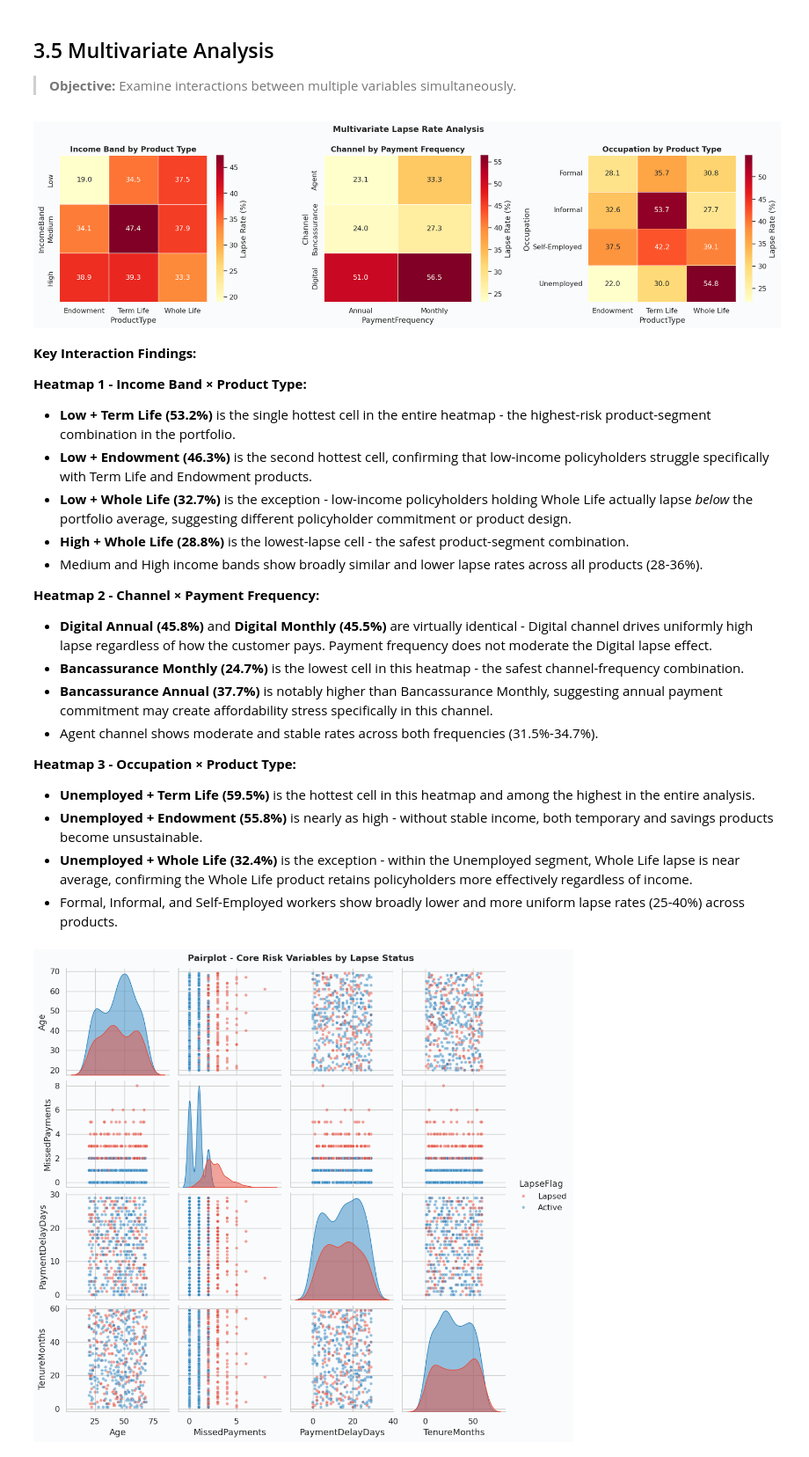
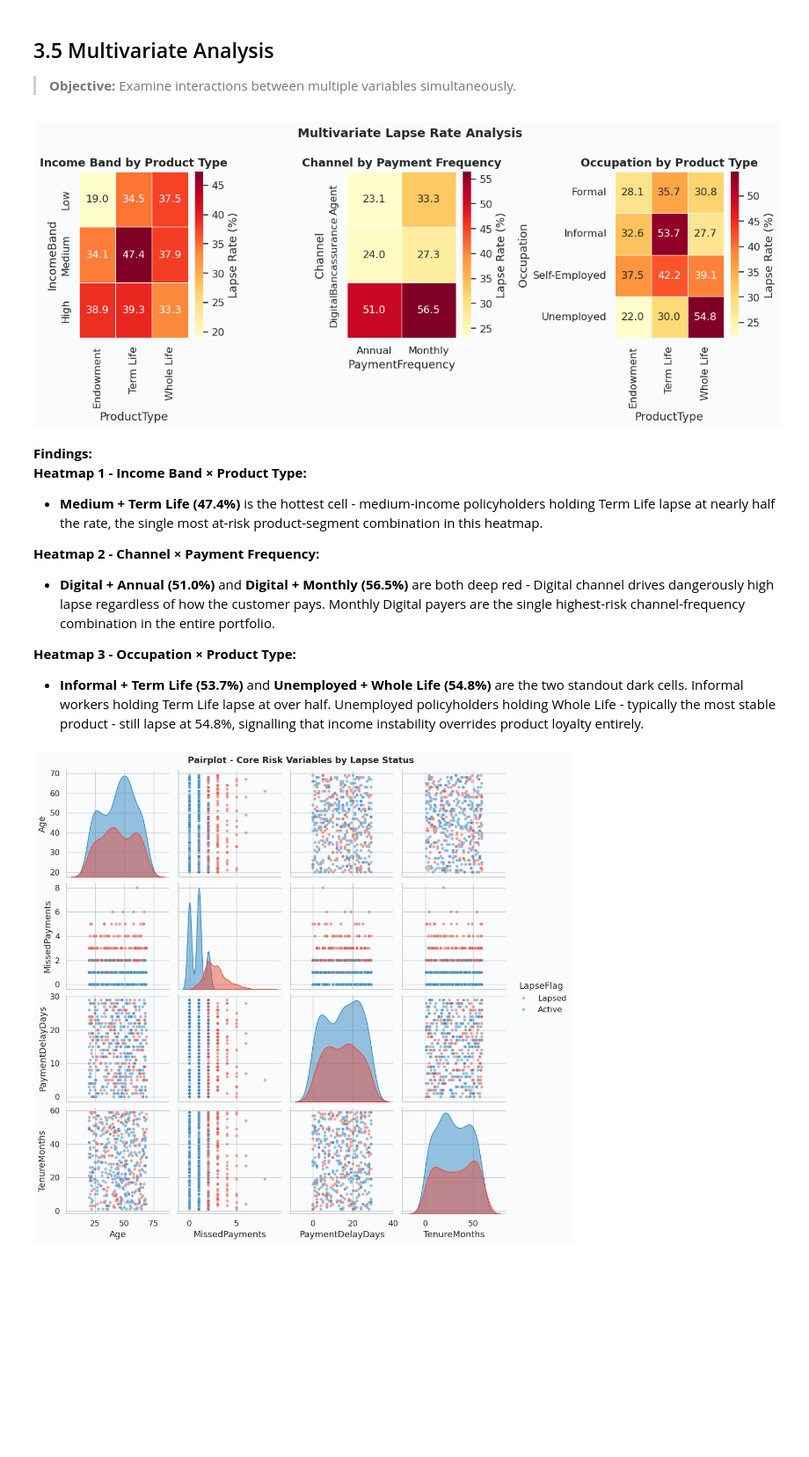
Before and after one commit to r0sh1ddy/Insurance-Risk-Analysis, a Jupyter notebook: Insurance_Risk_Analysis.ipynb, the cells around one changed output. Shown at 88% size. Cells and saved outputs as stored; diff of their text form; code cells hidden in the pictures; blank space fills up the shorter version.

```diff
--- a/Insurance_Risk_Analysis.ipynb
+++ b/Insurance_Risk_Analysis.ipynb
@@ -387,54 +394,43 @@ plt.show()
 > **Objective:** Examine interactions between multiple variables simultaneously.
 # %%
 # Lapse rate by IncomeBand by ProductType
-fig, axes = plt.subplots(1, 3, figsize=(18, 5))
+fig, axes = plt.subplots(1, 3, figsize=(12, 5))
 fig.suptitle('Multivariate Lapse Rate Analysis', fontsize=14, fontweight='bold')
 
 # Heatmap 1: Income by Product
 pivot1 = df.pivot_table('LapseFlag', 'IncomeBand', 'ProductType', aggfunc='mean') * 100
 pivot1 = pivot1.reindex(['Low','Medium','High'])
 sns.heatmap(pivot1, annot=True, fmt='.1f', cmap='YlOrRd', ax=axes[0],
             linewidths=0.6, cbar_kws={'label': 'Lapse Rate (%)'}, annot_kws={'size': 12})
 axes[0].set_title('Income Band by Product Type', fontweight='bold')
 
 # Heatmap 2: Channel × PaymentFrequency
 pivot2 = df.pivot_table('LapseFlag', 'Channel', 'PaymentFrequency', aggfunc='mean') * 100
 sns.heatmap(pivot2, annot=True, fmt='.1f', cmap='YlOrRd', ax=axes[1],
             linewidths=0.6, cbar_kws={'label': 'Lapse Rate (%)'}, annot_kws={'size': 12})
 axes[1].set_title('Channel by Payment Frequency', fontweight='bold')
 
 # Heatmap 3: Occupation × ProductType
 pivot3 = df.pivot_table('LapseFlag', 'Occupation', 'ProductType', aggfunc='mean') * 100
 sns.heatmap(pivot3, annot=True, fmt='.1f', cmap='YlOrRd', ax=axes[2],
             linewidths=0.6, cbar_kws={'label': 'Lapse Rate (%)'}, annot_kws={'size': 12})
 axes[2].set_title('Occupation by Product Type', fontweight='bold')
 
 plt.tight_layout()
 plt.savefig('multivariate_heatmaps.png', dpi=150, bbox_inches='tight')
 plt.show()
 # %% [output]
-[figure, old version]
+[figure, new version]
 # %% [markdown]
-**Key Interaction Findings:**
-
+**Findings:**
 **Heatmap 1 - Income Band × Product Type:**
-- **Low + Term Life (53.2%)** is the single hottest cell in the entire heatmap - the highest-risk product-segment combination in the portfolio.
-- **Low + Endowment (46.3%)** is the second hottest cell, confirming that low-income policyholders struggle specifically with Term Life and Endowment products.
-- **Low + Whole Life (32.7%)** is the exception - low-income policyholders holding Whole Life actually lapse *below* the portfolio average, suggesting different policyholder commitment or product design.
-- **High + Whole Life (28.8%)** is the lowest-lapse cell - the safest product-segment combination.
-- Medium and High income bands show broadly similar and lower lapse rates across all products (28-36%).
+- **Medium + Term Life (47.4%)** is the hottest cell - medium-income policyholders holding Term Life lapse at nearly half the rate, the single most at-risk product-segment combination in this heatmap.
 
 **Heatmap 2 - Channel × Payment Frequency:**
-- **Digital Annual (45.8%)** and **Digital Monthly (45.5%)** are virtually identical - Digital channel drives uniformly high lapse regardless of how the customer pays. Payment frequency does not moderate the Digital lapse effect.
-- **Bancassurance Monthly (24.7%)** is the lowest cell in this heatmap - the safest channel-frequency combination.
-- **Bancassurance Annual (37.7%)** is notably higher than Bancassurance Monthly, suggesting annual payment commitment may create affordability stress specifically in this channel.
-- Agent channel shows moderate and stable rates across both frequencies (31.5%-34.7%).
+- **Digital + Annual (51.0%)** and **Digital + Monthly (56.5%)** are both deep red - Digital channel drives dangerously high lapse regardless of how the customer pays. Monthly Digital payers are the single highest-risk channel-frequency combination in the entire portfolio.
 
 **Heatmap 3 - Occupation × Product Type:**
-- **Unemployed + Term Life (59.5%)** is the hottest cell in this heatmap and among the highest in the entire analysis.
-- **Unemployed + Endowment (55.8%)** is nearly as high - without stable income, both temporary and savings products become unsustainable.
-- **Unemployed + Whole Life (32.4%)** is the exception - within the Unemployed segment, Whole Life lapse is near average, confirming the Whole Life product retains policyholders more effectively regardless of income.
-- Formal, Informal, and Self-Employed workers show broadly lower and more uniform lapse rates (25-40%) across products.
+- **Informal + Term Life (53.7%)** and **Unemployed + Whole Life (54.8%)** are the two standout dark cells. Informal workers holding Term Life lapse at over half. Unemployed policyholders holding Whole Life - typically the most stable product - still lapse at 54.8%, signalling that income instability overrides product loyalty entirely.
 # %%
 # Pairplot: Core risk variables
 subset = df[['Age','MissedPayments','PaymentDelayDays','TenureMonths','LapseFlag']].copy()
```
Also changed, not shown: parts of 5 cells of this notebook, 3 other files.
